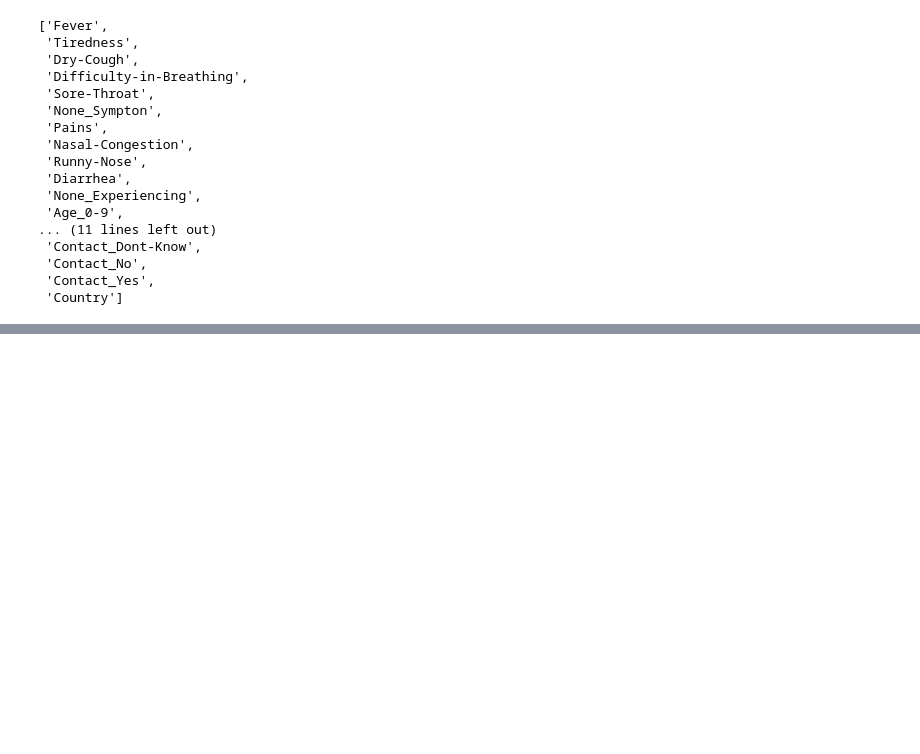
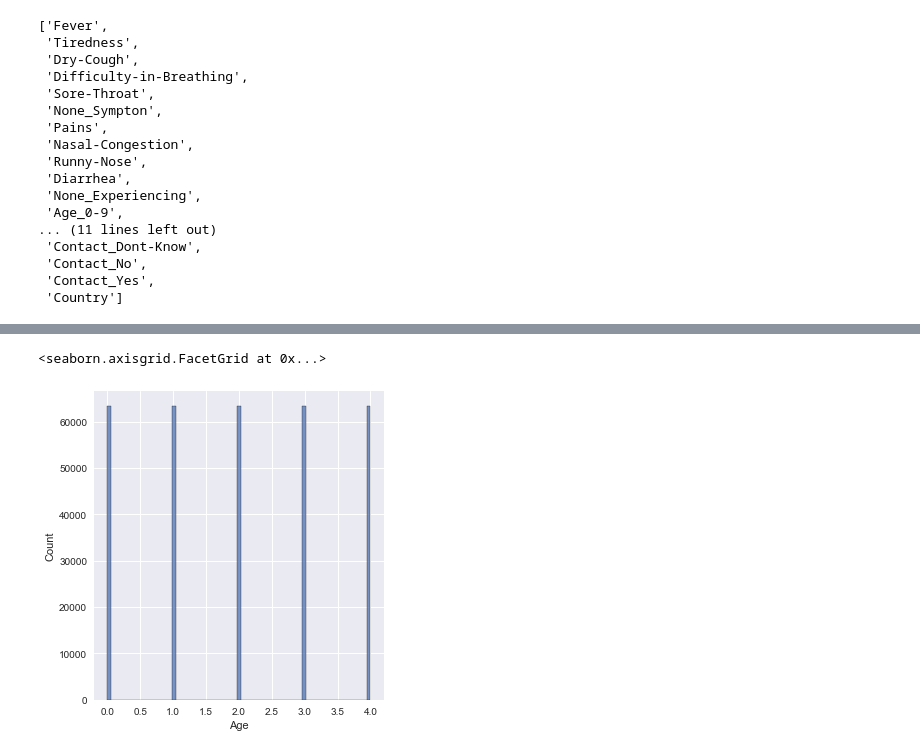
Before and after one commit to georgeob/Vlcak_NS2021, a Jupyter notebook: projekt.ipynb, the cells around one changed output, grey strips where cells are left out. Drawn from its saved outputs; the diff is of its cells as text; code cells hidden in the pictures; blank space fills up the shorter version.

```diff
--- a/projekt.ipynb
+++ b/projekt.ipynb
@@ -128,0 +143,5 @@ corrMatrix
+# %%
+sns.displot(df, x="Age")
+# %% [output]
+<seaborn.axisgrid.FacetGrid at 0x...>
+[figure, added]
```
Also changed, not shown: parts of 17 cells of this notebook.
